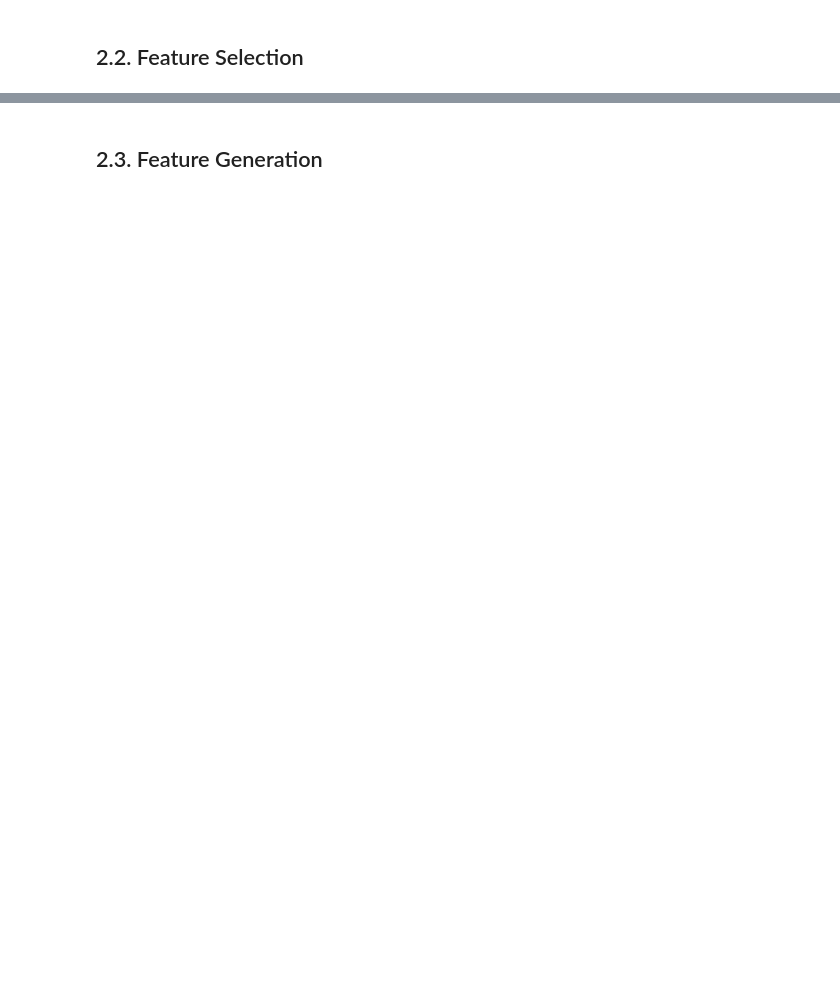
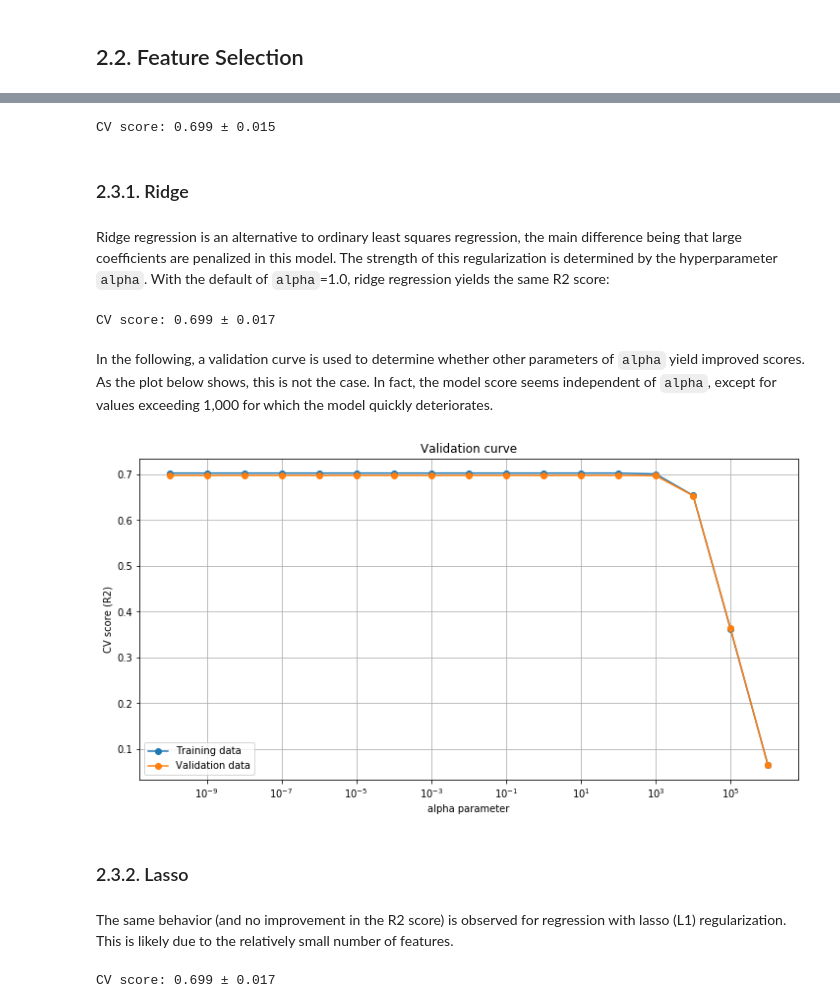
Before and after one commit to christopherbronner/house-prices, a Jupyter notebook: house_prices_deliver.ipynb, the cells around one changed output, grey strips where cells are left out. Drawn from its saved outputs; the diff is of its cells as text; code cells hidden in the pictures; blank space fills up the shorter version.

```diff
--- a/house_prices_deliver.ipynb
+++ b/house_prices_deliver.ipynb
@@ -121,0 +316,7 @@ Median house price:     $450,000.00
+# %%
+# Fit RFE model with n_features_to_select=13 to X_train
+rfe = RFE(lr, 13, step=1)
+rfe.fit(X_train, y_train)
+
+# Print list of selected columns
+list(X_train.columns[rfe.support_])
@@ -122,2 +345,47 @@ Median house price:     $450,000.00
+# %%
+eval_model(lr, X=X_std);
+# %% [output]
+CV score: 0.699 ± 0.015
 # %% [markdown]
-## 2.3. Feature Generation
+### 2.3.1. Ridge
+# %% [markdown]
+Ridge regression is an alternative to ordinary least squares regression, the main difference being that large coefficients are penalized in this model. The strength of this regularization is determined by the hyperparameter `alpha`. With the default of `alpha`=1.0, ridge regression yields the same R2 score:
+# %%
+ridge = linear_model.Ridge()
+eval_model(ridge, X=X_std);
+# %% [output]
+CV score: 0.699 ± 0.017
+# %% [markdown]
+In the following, a validation curve is used to determine whether other parameters of `alpha` yield improved scores. As the plot below shows, this is not the case. In fact, the model score seems independent of `alpha`, except for values exceeding 1,000 for which the model quickly deteriorates.
+# %%
+# Trying different alpha parameters for Ridge regression
+
+test_int = np.logspace(-10, 6, 17)
+
+train_scores, valid_scores = \
+            validation_curve(ridge, X_std, y_train, 'alpha',
+                                test_int, cv=5)
+
+# Plot validation curve
+plt.figure(figsize=(12,6))
+plt.title('Validation curve')
+plt.semilogx(test_int, np.mean(train_scores, axis=1),
+             marker='o', label='Training data')
+plt.semilogx(test_int, np.mean(valid_scores, axis=1),
+             marker='o', label='Validation data')
+plt.legend()
+plt.ylabel('CV score (R2)')
+plt.xlabel('alpha parameter')
+plt.grid()
+plt.show()
+# %% [output]
+[figure, added]
+# %% [markdown]
+### 2.3.2. Lasso
+# %% [markdown]
+The same behavior (and no improvement in the R2 score) is observed for regression with lasso (L1) regularization. This is likely due to the relatively small number of features.
+# %%
+lasso = linear_model.Lasso()
+eval_model(lasso, X=X_std);
+# %% [output]
+CV score: 0.699 ± 0.017
```
Also changed, not shown: parts of 54 cells of this notebook, 2 other files.
